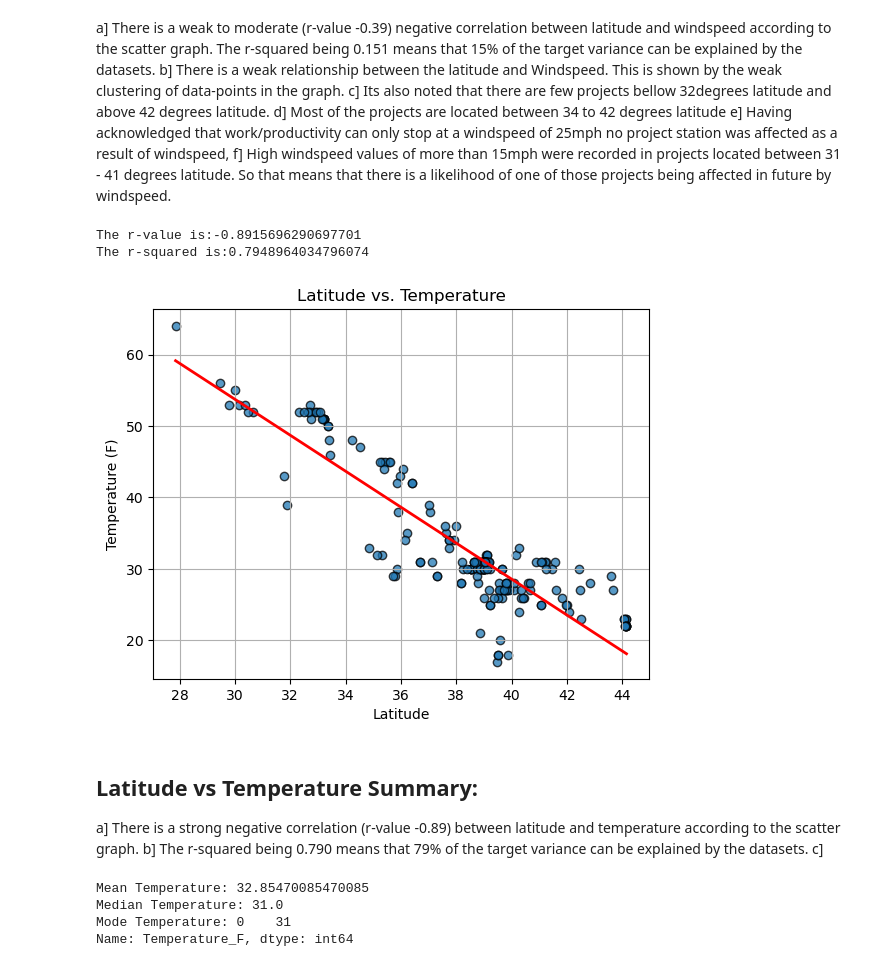
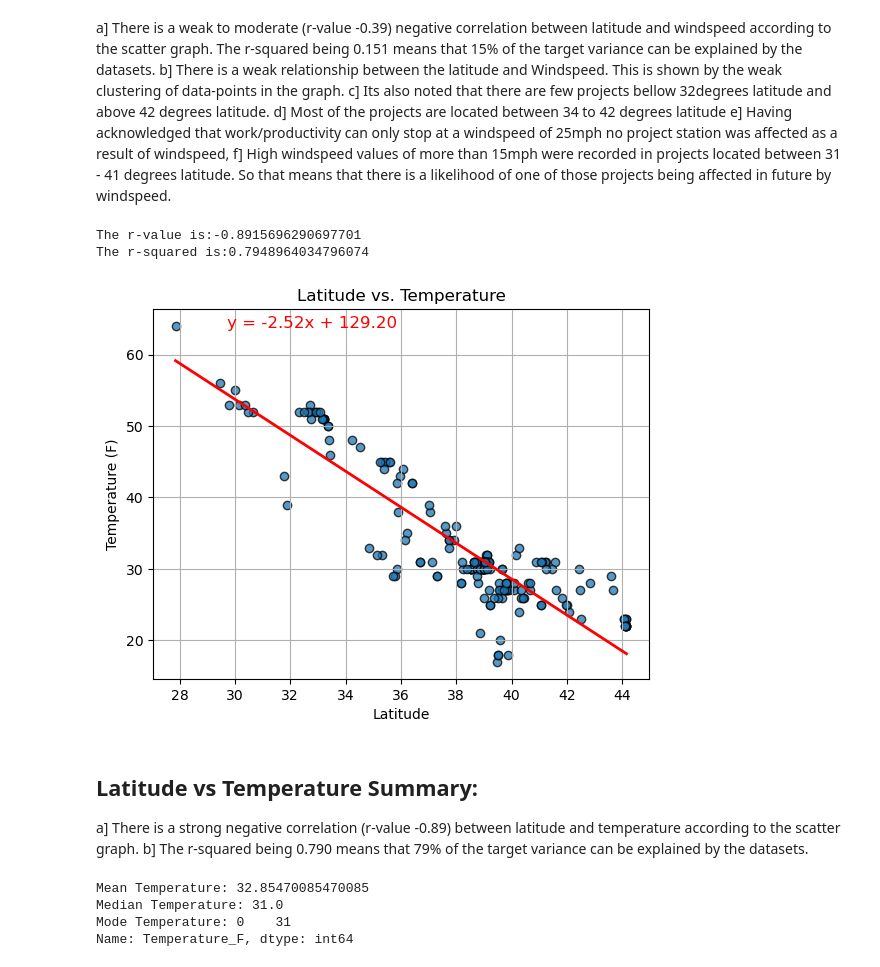
Before and after one commit to BFletchall/project-1, a Jupyter notebook: Weather_analysis.ipynb, the cells around one changed output. Drawn from its saved outputs; the diff is of its cells as text; code cells hidden in the pictures.

```diff
--- a/Weather_analysis.ipynb
+++ b/Weather_analysis.ipynb
@@ -113,39 +114,42 @@ f] High windspeed values of more than 15mph were recorded in projects located be
 plt.scatter(projects_weather_data_df["Lat"], projects_weather_data_df["Temperature_F"], edgecolors="black", alpha=0.75)
 
 # Calculate the regression line
 slope, intercept = np.polyfit(projects_weather_data_df["Lat"], projects_weather_data_df["Temperature_F"], 1)
 
 # Calculate the correlation coefficient (rvalue)
 rvalue, _ = pearsonr(projects_weather_data_df["Lat"], projects_weather_data_df["Temperature_F"])
 
 x_values = np.array([min(projects_weather_data_df["Lat"]), max(projects_weather_data_df["Lat"])])
 y_values = slope * x_values + intercept
 
 # Plot the regression line
 plt.plot(x_values, y_values, color='red', linewidth=2)
 
+# Annotate the plot with the line equation
+equation_text = f"y = {slope:.2f}x + {intercept:.2f}"
+plt.annotate(equation_text, xy=(0.15, 0.95), xycoords='axes fraction', fontsize=12, color='red')
+
 # Incorporate the other graph properties
 plt.title("Latitude vs. Temperature")
 plt.xlabel("Latitude")
 plt.ylabel("Temperature (F)")
 plt.grid(True)
 print(f"The r-value is:{rvalue}")
 print(f"The r-squared is:{rvalue**2}")
 
 # Save the figure
 #plt.savefig("output_data/Fig1.png")
 
 # Show plot
 plt.show()
 # %% [output]
 The r-value is:-0.8915696290697701
 The r-squared is:0.7948964034796074
-[figure, old version]
+[figure, new version]
 # %% [markdown]
 ## Latitude vs Temperature Summary:
 a] There is a strong negative correlation (r-value -0.89) between latitude and temperature according to the scatter graph.
 b] The r-squared being 0.790 means that 79% of the target variance can be explained by the datasets.
-c]
 # %%
 # Calculate measures of central tendency for temperature
 
```
Also changed, not shown: parts of 7 cells of this notebook, 9 other files.
